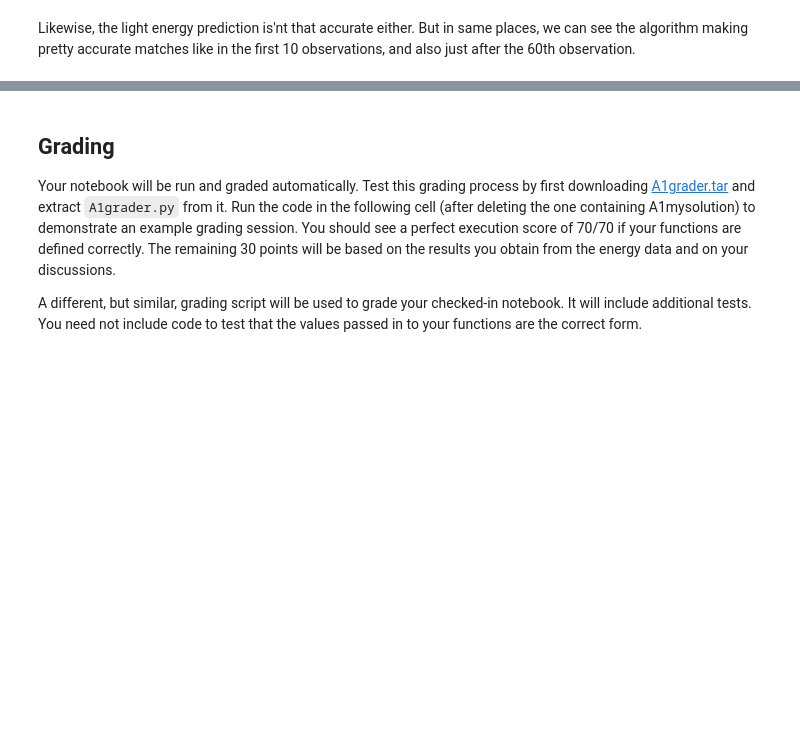
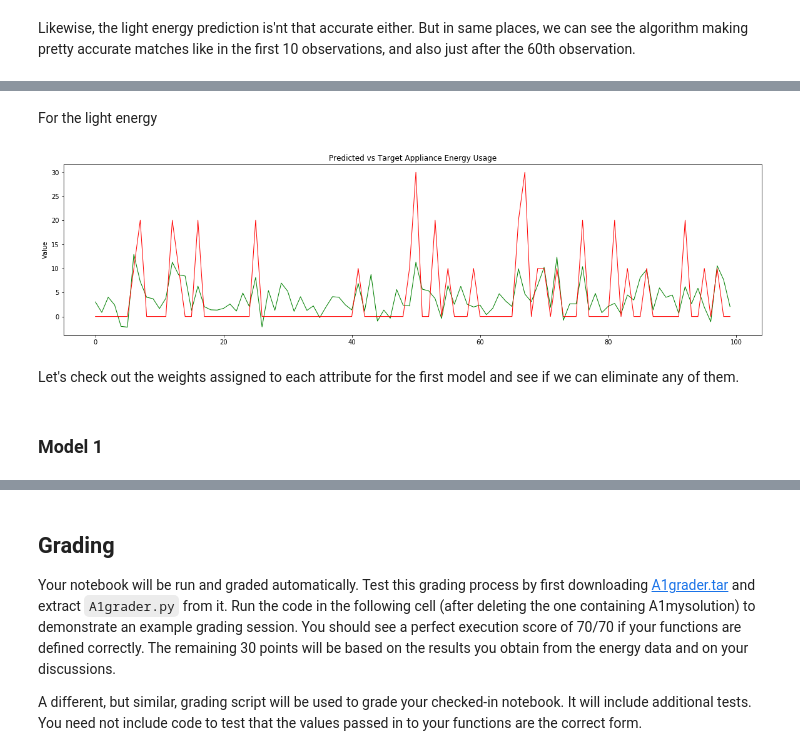
Before and after one commit to vignesh9025/test_repo, a Jupyter notebook: A1 Linear Regression.ipynb, the cells around one changed output, grey strips where cells are left out. Saved outputs shown, nothing was run; the diff lists cells and outputs as text; code cells hidden in the pictures; blank space fills up the shorter version.

```diff
--- a/A1 Linear Regression.ipynb
+++ b/A1 Linear Regression.ipynb
@@ -430,0 +442,21 @@ Likewise, the light energy prediction is'nt that accurate either. But in same pl
+# %% [markdown]
+For the light energy
+# %%
+# 1. Using first function.
+model = train(Xtrain, Ttrain)
+predict = use(model, Xtest)
+
+figt = plt.figure(figsize = (20, 5))
+axt = figt.add_subplot(111)
+axt.plot(predict[:100, 1], linewidth = 1, color = 'g')
+axt.set(title = 'Predicted vs Target Appliance Energy Usage', ylabel = "Value")
+# Target
+axt2 = figt.add_subplot(111)
+axt2.plot(Ttest[:100, 1], linewidth = 1, color = 'r')
+plt.show()
+# %% [output]
+[figure, added]
+# %% [markdown]
+Let's check out the weights assigned to each attribute for the first model and see if we can eliminate any of them.
+# %% [markdown]
+### Model 1
```
Also changed, not shown: parts of 30 cells of this notebook.
